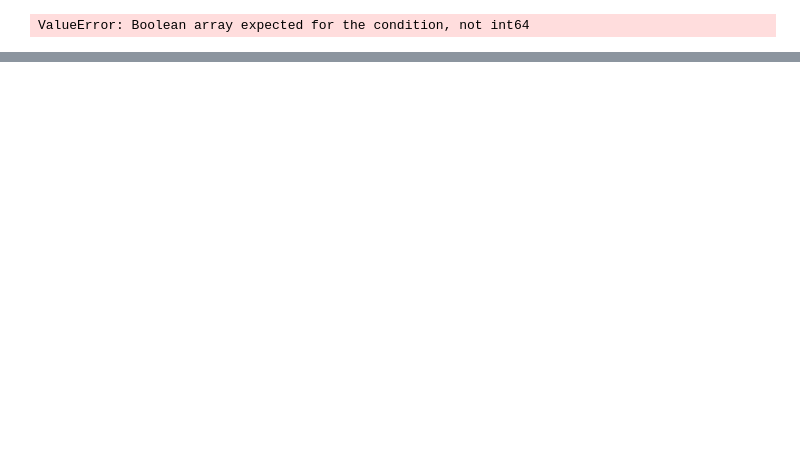
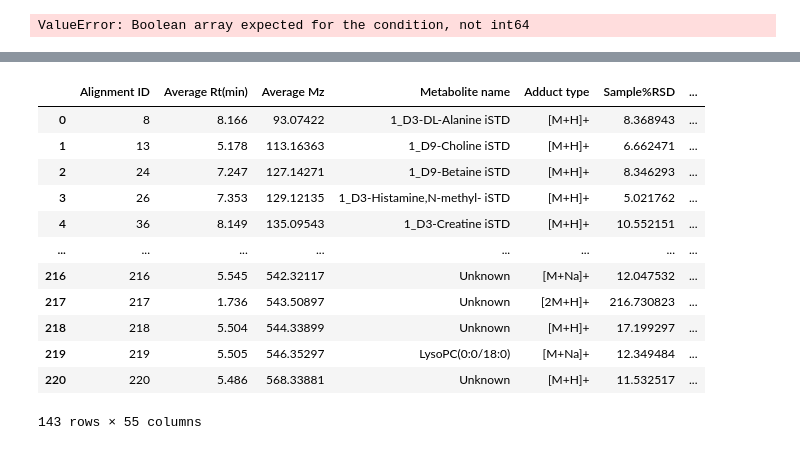
Before and after one commit to manika26/untargeted_dataset, a Jupyter notebook: Dataset processing.ipynb, the cells around one changed output, grey strips where cells are left out. Saved outputs shown, nothing was run; the diff lists cells and outputs as text; code cells hidden in the pictures; blank space fills up the shorter version.

```diff
--- a/Dataset processing.ipynb
+++ b/Dataset processing.ipynb
@@ -201,0 +253,22 @@ data_vertical = pd.concat([istd, df],    # Combine vertically
+# %%
+#saving rows with Blank Fold Change <10 and not including the rows having Metabolite name conintaing istd
+index_names = data_vertical[(data_vertical['Blank fold change'] < 10) & (~data_vertical['Metabolite name'].str.contains('iSTD',regex=False))].index
+#index_names
+#dropping the indexes
+data_vertical.drop(index_names, inplace = True)
+
+data_vertical
+# %% [output]
+|  | Alignment ID | Average Rt(min) | Average Mz | Metabolite name | Adduct type | Sample%RSD | ... |
+| 0 | 8 | 8.166 | 93.07422 | 1_D3-DL-Alanine iSTD | [M+H]+ | 8.368943 | ... |
+| 1 | 13 | 5.178 | 113.16363 | 1_D9-Choline iSTD | [M+H]+ | 6.662471 | ... |
+| 2 | 24 | 7.247 | 127.14271 | 1_D9-Betaine iSTD | [M+H]+ | 8.346293 | ... |
+| 3 | 26 | 7.353 | 129.12135 | 1_D3-Histamine,N-methyl- iSTD | [M+H]+ | 5.021762 | ... |
+| 4 | 36 | 8.149 | 135.09543 | 1_D3-Creatine iSTD | [M+H]+ | 10.552151 | ... |
+| ... | ... | ... | ... | ... | ... | ... | ... |
+| 216 | 216 | 5.545 | 542.32117 | Unknown | [M+Na]+ | 12.047532 | ... |
+| 217 | 217 | 1.736 | 543.50897 | Unknown | [2M+H]+ | 216.730823 | ... |
+| 218 | 218 | 5.504 | 544.33899 | Unknown | [M+H]+ | 17.199297 | ... |
+| 219 | 219 | 5.505 | 546.35297 | LysoPC(0:0/18:0) | [M+Na]+ | 12.349484 | ... |
+| 220 | 220 | 5.486 | 568.33881 | Unknown | [M+H]+ | 11.532517 | ... |
+143 rows × 55 columns
```
Also changed, not shown: parts of 13 cells of this notebook.
